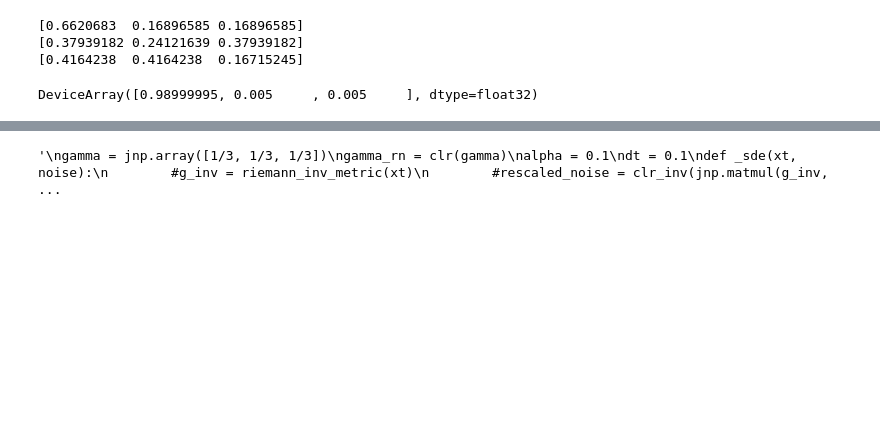
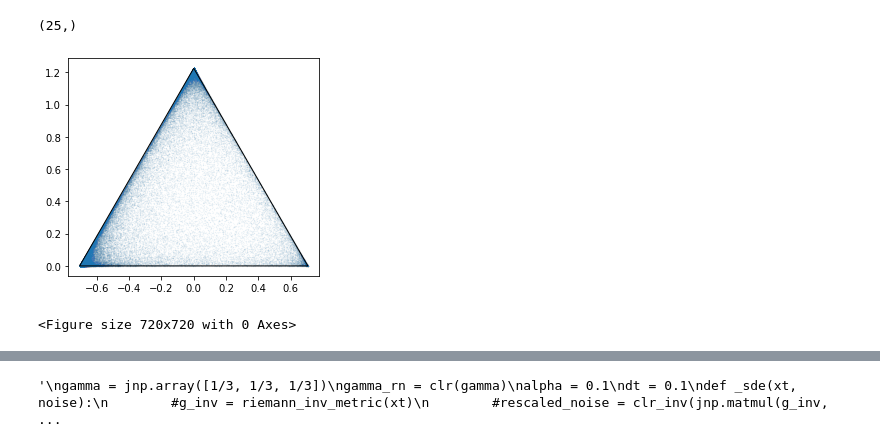
Before and after one commit to dashstander/simplex-score-matching, a Jupyter notebook: notebooks/simplex_random_walk.ipynb, the cells around one changed output, grey strips where cells are left out. Saved outputs shown, nothing was run; the diff lists cells and outputs as text; code cells hidden in the pictures; blank space fills up the shorter version.

```diff
--- a/notebooks/simplex_random_walk.ipynb
+++ b/notebooks/simplex_random_walk.ipynb
@@ -122,8 +16,0 @@ x2 = apow(ab[2], coeffs[2])
-# %%
-print(x0)
-print(x1)
-print(x2)
-# %% [output]
-[0.6620683  0.16896585 0.16896585]
-[0.37939182 0.24121639 0.37939182]
-[0.4164238  0.4164238  0.16715245]
@@ -196,4 +17,57 @@ def riemann_inv_metric(x):
-# %%
-ilr_inv2(ilr(jnp.array([.99, .005, .005])))
-# %% [output]
-DeviceArray([0.98999995, 0.005     , 0.005     ], dtype=float32)
+# %%
+def make_p_with_conc(concentration, size, key):
+    dir0 = jax.random.dirichlet(key, jnp.ones((size-1,))) * (1 - concentration)
+    x = jnp.array([concentration])
+    return jnp.append(x, dir0)
+
+
+key, subkey = jax.random.split(key)
+
+x0 = make_p_with_conc(.95, 25, subkey)
+jax.nn.softmax(aitch.clr(x0)).shape
+# %% [output]
+(25,)
+# %%
+from ssm.utils import t_to_alpha_sigma
+
+
+def add_noise(concentration, time, dim, num_samples, key):
+    keys = jax.random.split(key, 4)
+    x0 = make_p_with_conc(concentration, dim, keys[0])
+    alpha, sigma = 1., time * 10
+    raw_noise = jax.random.normal(keys[1], (num_samples, dim))
+    x = aitch.clr(x0)
+    simplex_scaled_noise = aitch.simplex_metric_tensor_inv(
+        jnp.tile(x0, (num_samples, 1)),
+        raw_noise
+    )
+    new_x = alpha * x + sigma * simplex_scaled_noise
+    return new_x - jnp.mean(new_x, axis=-1, keepdims=True)
+
+
+key, subkey = jax.random.split(key)
+
+
+noised_samples = add_noise(0.9, 0.4, 3, 10_000, subkey)
+# %%
+import numpy as np
+import matplotlib.pyplot as plt
+
+key, subkey = jax.random.split(key)
+
+sq32 = np.sqrt(3/2)
+sq22 = np.sqrt(2)/2
+triangle = np.array([[0, sq32], [-sq22, 0], [sq22, 0]])
+noised_samples = add_noise(0.8, 0.9, 3, 100_000, subkey)
+plt.figure()
+
+X = jax.vmap(rotate_simplex_to_xy)(jax.nn.softmax(noised_samples))
+plt.scatter(X[:,0], X[:,1], alpha=.2, s=.01)
+t1 = plt.Polygon(triangle, fill=False)
+plt.gca().add_patch(t1)
+plt.gca().set_aspect('equal')
+plt.figure(figsize=(10,10))
+plt.show()
+# %% [output]
+[figure, added]
+<Figure size 720x720 with 0 Axes>
```
Also changed, not shown: parts of 27 cells of this notebook, 5 other files.
